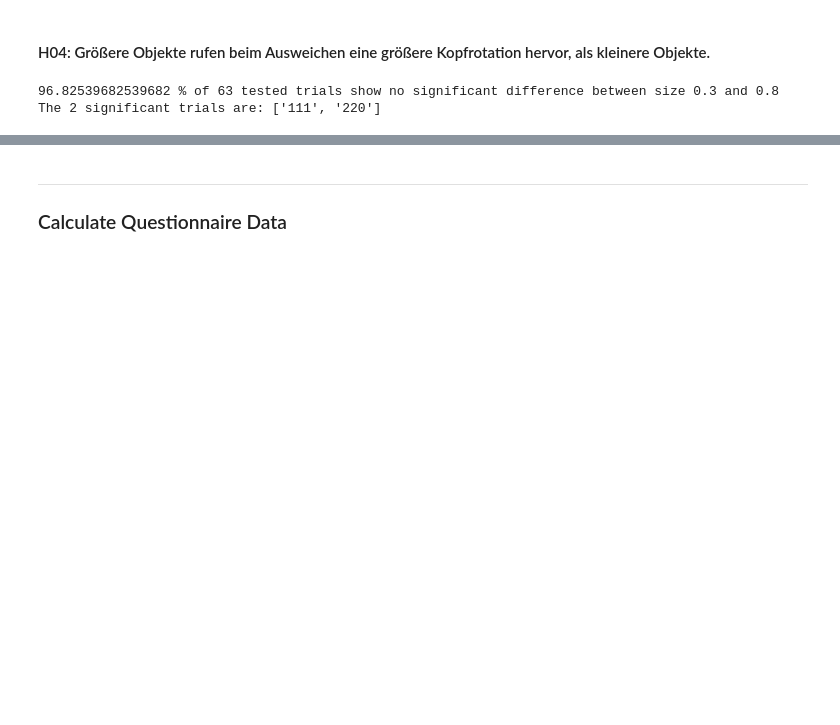
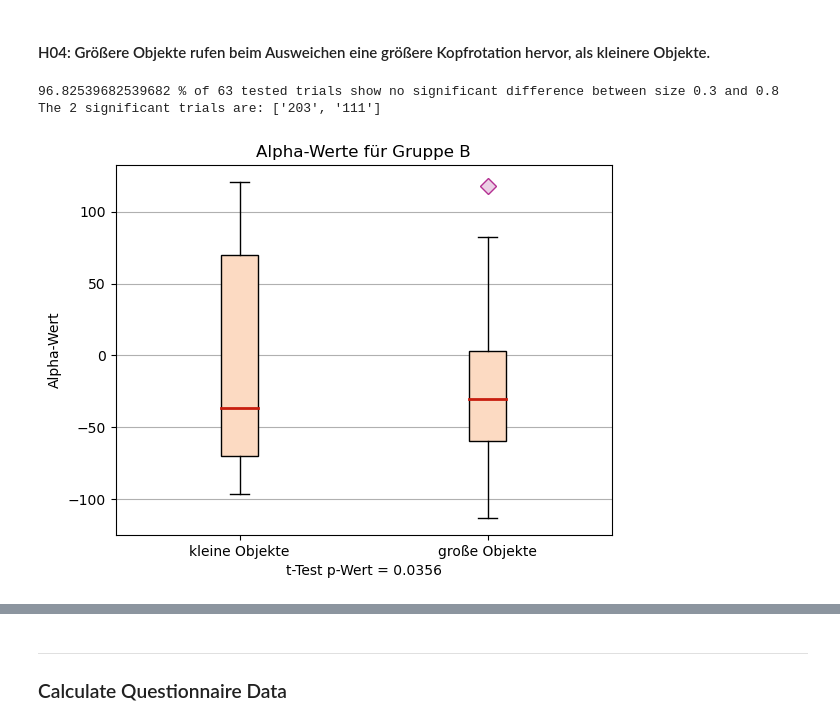
Before and after one commit to Knerten0815/VR_Dodge_Study, a Jupyter notebook: Data-Visualization/Jupyter Notebooks/How to load your data into python.ipynb, the cells around one changed output, grey strips where cells are left out. Drawn from its saved outputs; the diff is of its cells as text; code cells hidden in the pictures; blank space fills up the shorter version.

```diff
--- a/Data-Visualization/Jupyter Notebooks/How to load your data into python.ipynb
+++ b/Data-Visualization/Jupyter Notebooks/How to load your data into python.ipynb
@@ -549,28 +626,31 @@ The 8 significant trials are: ['1126', '1016', '2110', '1021', '0104', '1123', '
 # %%
 hypothesis_counter = 0
 significant_trials = []
 
-a_sizes, b_sizes = get_samples_for_key_by_variable(size_var, 'max_yaw_virt', 'max_yaw_real')
+a_sizes, b_sizes = get_grouped_samples_for_key_by_variable(size_var, 'max_yaw_virt', 'max_yaw_real')
 
 for id in no_size_ids:
-    a = pd.Series(b_small_sized_yaws_by_trial[f'{id}'])
-    b = pd.Series(b_big_sized_yaws_by_trial[f'{id}'])
+    a = pd.Series(b_sizes[0][f'{id}'])
+    b = pd.Series(b_sizes[1][f'{id}'])
 
     #print(f'Trial {id}:')
-    hypothesis, _ = independent_test(a, b)#, print_results=True)
+    hypothesis, p = independent_test(a, b)#, print_results=True)
     #print()
 
     if hypothesis:
         hypothesis_counter += 1
     else:
         significant_trials.append(id)
         # print(f'Trial {id}:')
         # plot_test_data(a, b)
 
 # print(f'{(len(trial_id_list)-assumption_counter)/len(trial_id_list)*100} % of {len(trial_id_list)} trials can not be tested with the t-Test')
 # print(f'The {len(false_assumption_trials)} untestable trials are: {false_assumption_trials}')
 print(f'{hypothesis_counter/len(no_size_ids)*100} % of {len(no_size_ids)} tested trials show no significant difference between size 0.3 and 0.8')
 print(f'The {len(significant_trials)} significant trials are: {significant_trials}')
+a_sums = get_samples_for_key_by_variable('A', size_var, 'sum_injected_rotation_g_r(IN DEGREES)')
+boxplot([list(b_sizes[0].values())[0], list(b_sizes[1].values())[0]], title='Alpha-Werte für Gruppe B', xlabel=f't-Test p-Wert = {p.round(4)}', ylabel='Alpha-Wert', value_names=['kleine Objekte', 'große Objekte'])
 # %% [output]
 96.82539682539682 % of 63 tested trials show no significant difference between size 0.3 and 0.8
-The 2 significant trials are: ['111', '220']
+The 2 significant trials are: ['203', '111']
+[figure, added]
```
Also changed, not shown: parts of 16 cells of this notebook.
